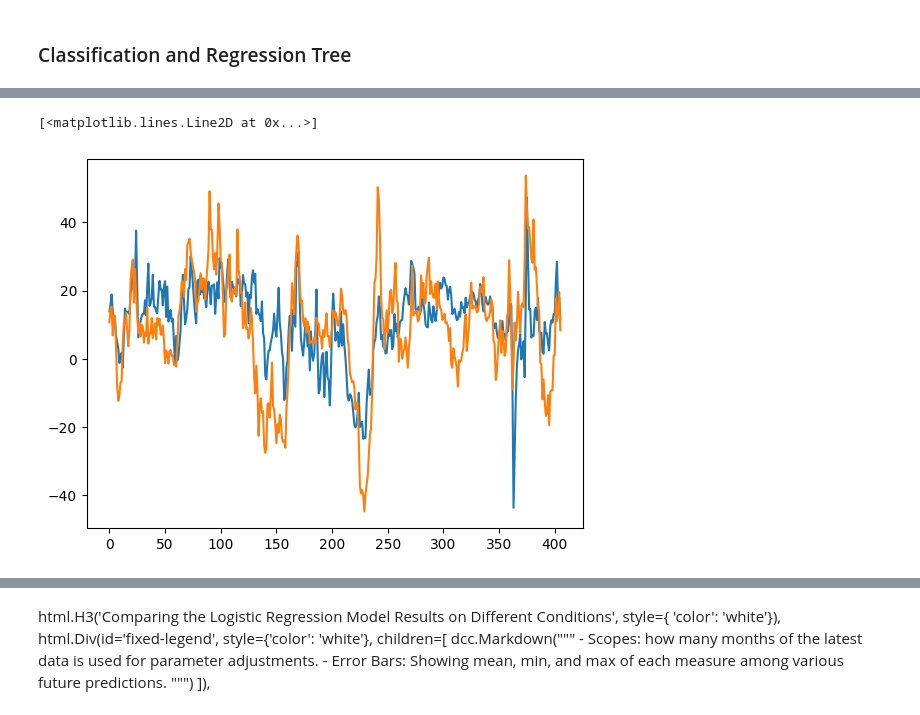
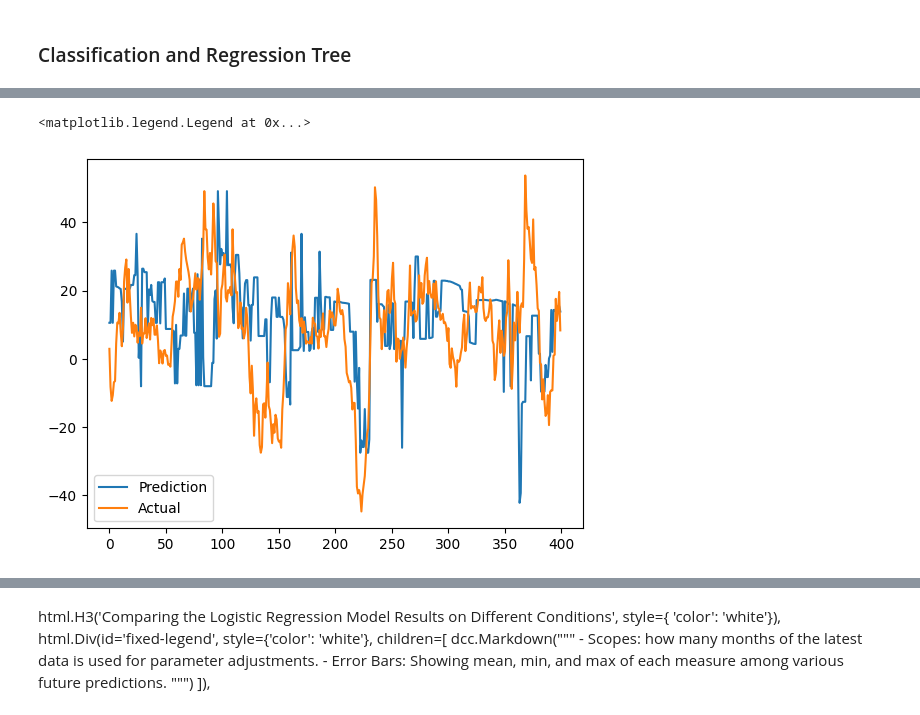
Before and after one commit to RanArino/Course_Projects, a Jupyter notebook: BDM500_PredictiveAnalysis/Projects/ML_Codes.ipynb, the cells around one changed output, grey strips where cells are left out. Cells and saved outputs as stored; diff of their text form; code cells hidden in the pictures.

```diff
--- a/BDM500_PredictiveAnalysis/Projects/ML_Codes.ipynb
+++ b/BDM500_PredictiveAnalysis/Projects/ML_Codes.ipynb
@@ -233,9 +277,10 @@ plt.scatter([i for i in range(len(errors))], errors)
 # %%
-plt.plot(y_hats)
-plt.plot(PA.y_num[120:, 0])
+plt.plot(y_hats, label='Prediction')
+plt.plot(PA.y_num[120+6:, 0], label='Actual')
+plt.legend()
 # %% [output]
-[<matplotlib.lines.Line2D at 0x...>]
+<matplotlib.legend.Legend at 0x...>
-[figure, old version]
+[figure, new version]
 # %%
 np.mean(np.sqrt([e**2 for e in errors]))
 # %% [output]
```
Also changed, not shown: parts of 12 cells of this notebook, 1 other file.
